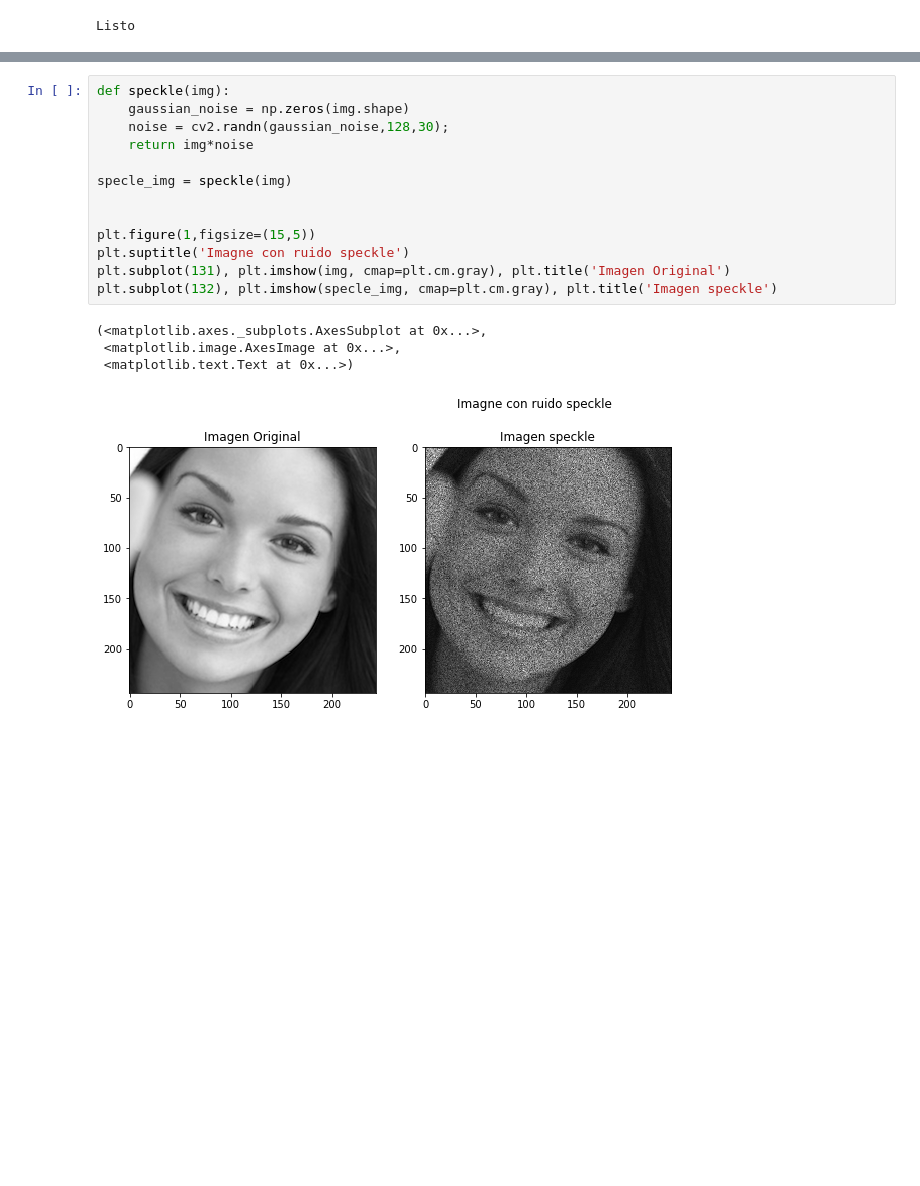
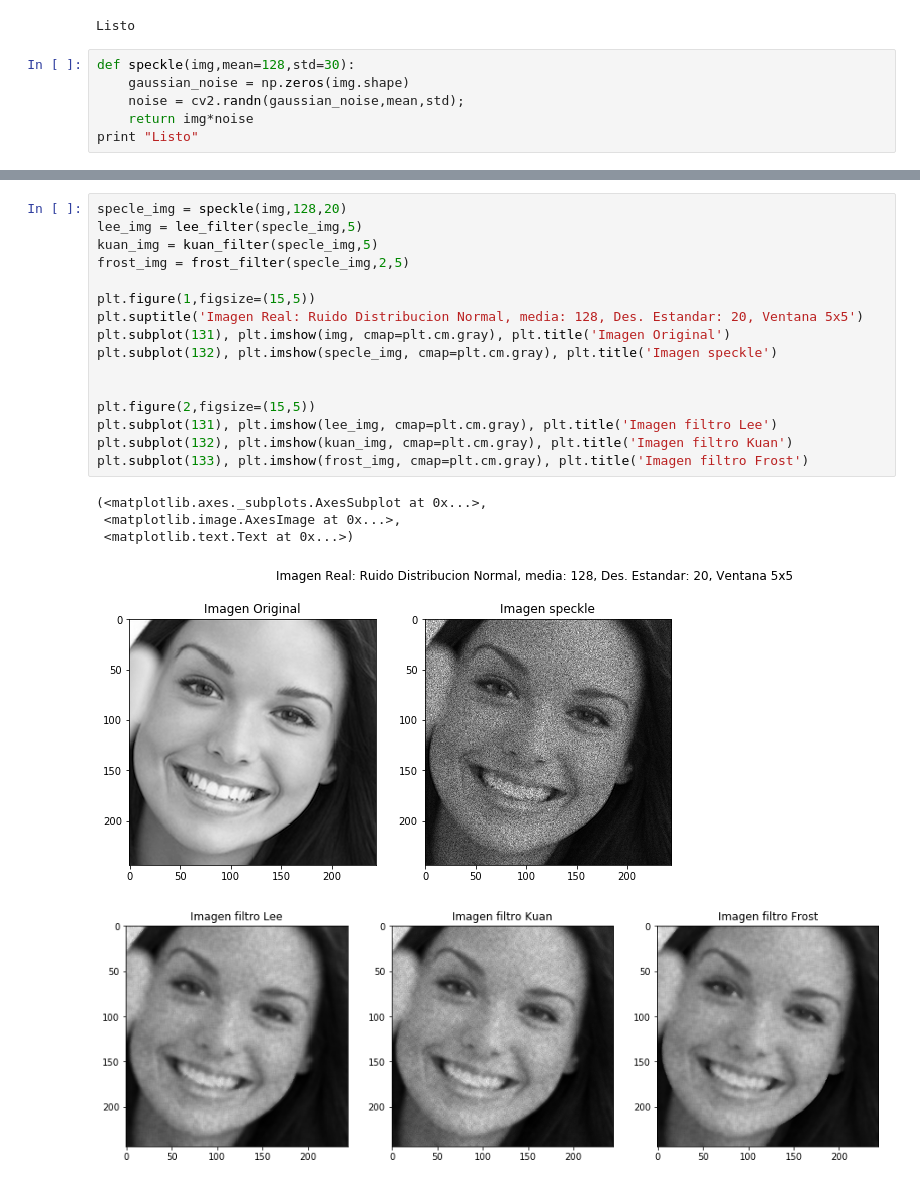
Before and after one commit to seradiazpin/MachineVisionUnal, a Jupyter notebook: Tarea4/Tarea4.ipynb, the cells around one changed output, grey strips where cells are left out. Saved outputs shown, nothing was run; the diff lists cells and outputs as text; blank space fills up the shorter version.

```diff
--- a/Tarea4/Tarea4.ipynb
+++ b/Tarea4/Tarea4.ipynb
@@ -26,3 +26,9 @@ img = cv2.imread('Fig/face.png',0)
 print "Listo"
 # %% [output]
 Listo
+# %%
+def speckle(img,mean=128,std=30):
+    gaussian_noise = np.zeros(img.shape)
+    noise = cv2.randn(gaussian_noise,mean,std);
+    return img*noise
+print "Listo"
@@ -29,18 +195,22 @@ Listo
 # %%
-def speckle(img):
-    gaussian_noise = np.zeros(img.shape)
-    noise = cv2.randn(gaussian_noise,128,30);
-    return img*noise
+specle_img = speckle(img,128,20)
+lee_img = lee_filter(specle_img,5)
+kuan_img = kuan_filter(specle_img,5)
+frost_img = frost_filter(specle_img,2,5)
 
-specle_img = speckle(img)
+plt.figure(1,figsize=(15,5))
+plt.suptitle('Imagen Real: Ruido Distribucion Normal, media: 128, Des. Estandar: 20, Ventana 5x5')
+plt.subplot(131), plt.imshow(img, cmap=plt.cm.gray), plt.title('Imagen Original')
+plt.subplot(132), plt.imshow(specle_img, cmap=plt.cm.gray), plt.title('Imagen speckle')
 
 
-plt.figure(1,figsize=(15,5))
-plt.suptitle('Imagne con ruido speckle')
-plt.subplot(131), plt.imshow(img, cmap=plt.cm.gray), plt.title('Imagen Original')
-plt.subplot(132), plt.imshow(specle_img, cmap=plt.cm.gray), plt.title('Imagen speckle')
+plt.figure(2,figsize=(15,5))
+plt.subplot(131), plt.imshow(lee_img, cmap=plt.cm.gray), plt.title('Imagen filtro Lee')
+plt.subplot(132), plt.imshow(kuan_img, cmap=plt.cm.gray), plt.title('Imagen filtro Kuan')
+plt.subplot(133), plt.imshow(frost_img, cmap=plt.cm.gray), plt.title('Imagen filtro Frost')
 # %% [output]
 (<matplotlib.axes._subplots.AxesSubplot at 0x...>,
  <matplotlib.image.AxesImage at 0x...>,
  <matplotlib.text.Text at 0x...>)
-[figure, old version]
+[figure, new version]
+[figure, added]
```
Also changed, not shown: parts of 17 cells of this notebook, 4 other files.
